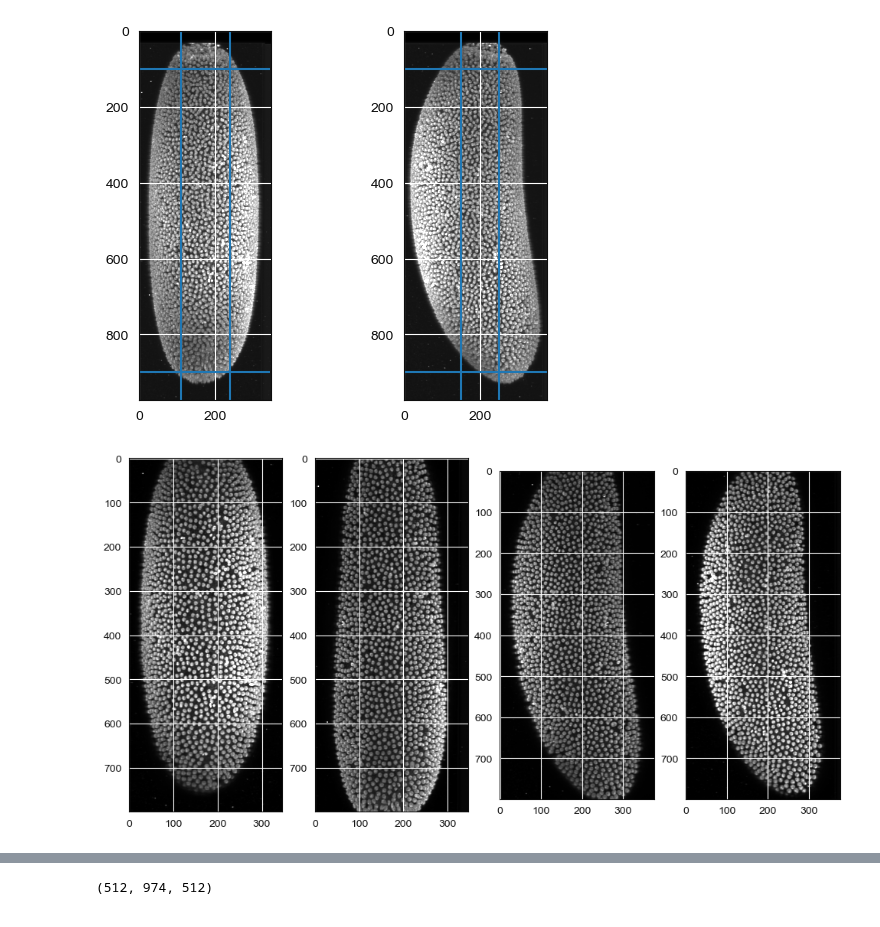
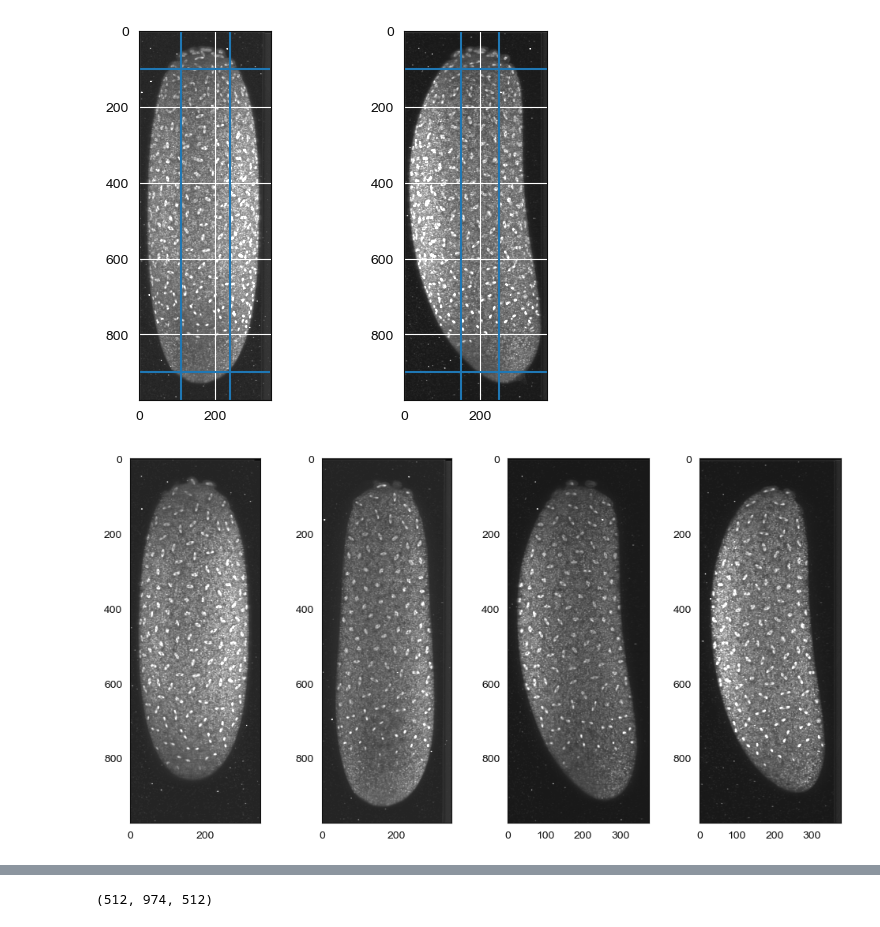
Before and after one commit to Harrison-Oatman/NucleiTracking, a Jupyter notebook: notebooks/multi_view.ipynb, the cells around one changed output, grey strips where cells are left out. Cells and saved outputs as stored; diff of their text form; code cells hidden in the pictures.

```diff
--- a/notebooks/multi_view.ipynb
+++ b/notebooks/multi_view.ipynb
@@ -34,6 +37,6 @@ rcParams['axes.titlecolor'] = palette["black"]
 # %%
 base_path = Path(r"D:\Tracking\NucleiTracking\data\interim\lightsheet\2025_02_06\recon\test3")
-raw = tifffile.imread(list(base_path.glob("*.tif"))[-1])
+raw = tifffile.imread(list(base_path.glob("*.tif"))[1])
 # %%
 top = 100
 bot = 900
@@ -57,10 +60,12 @@ axes[1].vlines([front, back], 0, raw.shape[1]-1)
 axes[1].hlines([top, bot], 0, raw.shape[0]-1)
 plt.show()
 fig, axes = plt.subplots(1, 4, figsize=(12, 6))
-axes[0].imshow(np.max(raw[:back, top:bot], axis=0), "gray", vmax=np.quantile(raw, 0.9999))
-axes[1].imshow(np.max(raw[front:, top:bot], axis=0), "gray", vmax=np.quantile(raw, 0.9999))
-axes[2].imshow(np.max(raw[:, top:bot, :left], axis=2).T, "gray", vmax=np.quantile(raw, 0.9999))
-axes[3].imshow(np.max(raw[:, top:bot, right:], axis=2).T, "gray", vmax=np.quantile(raw, 0.9999))
+axes[0].imshow(np.max(raw[:back, :], axis=0), "gray", vmax=np.quantile(raw, 0.9999))
+axes[1].imshow(np.max(raw[front:, :], axis=0), "gray", vmax=np.quantile(raw, 0.9999))
+axes[2].imshow(np.max(raw[:, :, :left], axis=2).T, "gray", vmax=np.quantile(raw, 0.9999))
+axes[3].imshow(np.max(raw[:, :, right:], axis=2).T, "gray", vmax=np.quantile(raw, 0.9999))
+for ax in axes:
+    ax.grid(False)
 plt.show()
 
 fig, axes = plt.subplots(1, 4, figsize=(12, 6))
@@ -74,5 +79,5 @@ plt.show()
-[figure, old version]
+[figure, new version]
-[figure, old version]
+[figure, new version]
 [figure]
 # %%
 test = np.zeros(raw.shape)
```
Also changed, not shown: parts of 2 cells of this notebook.
